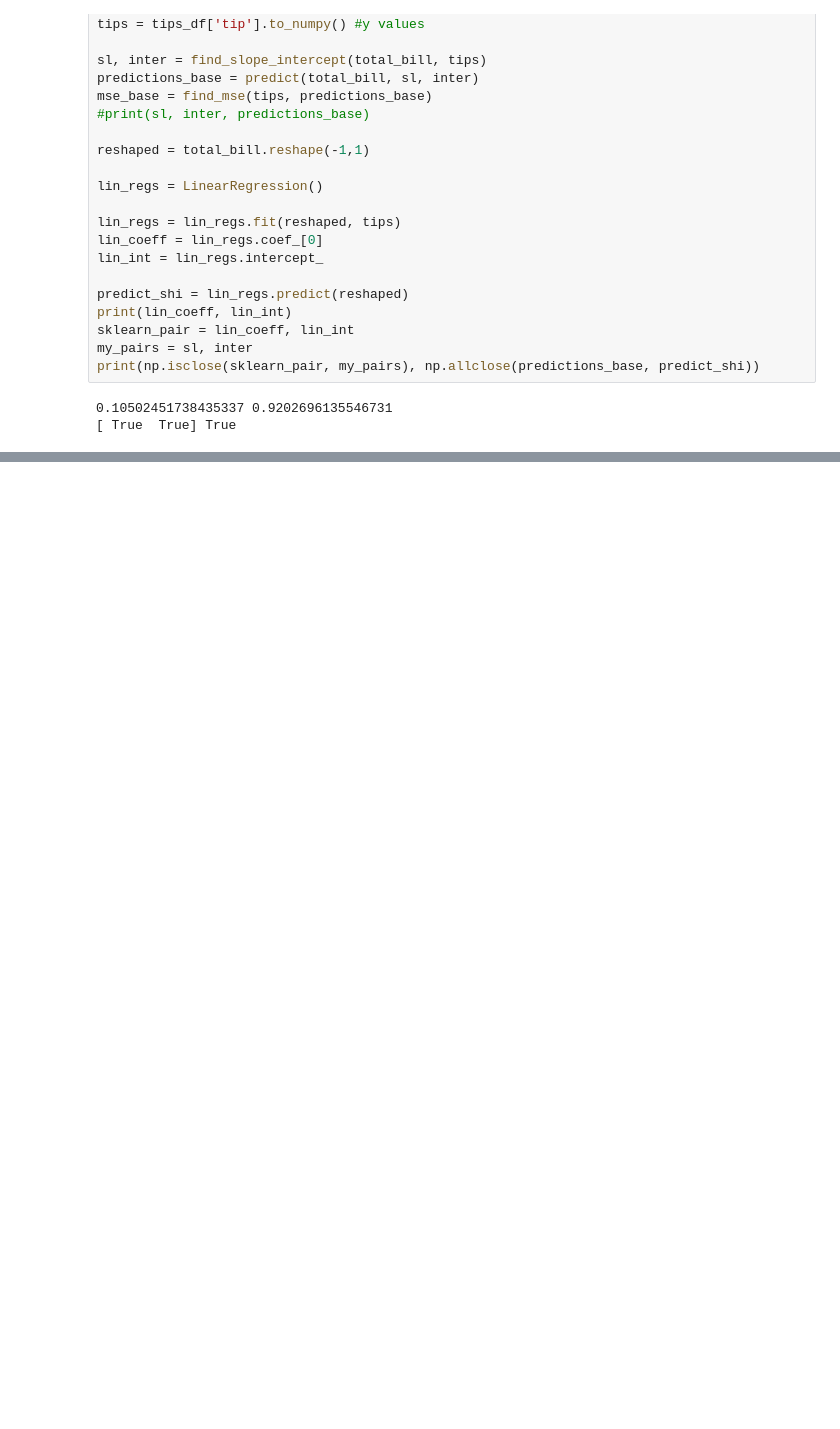
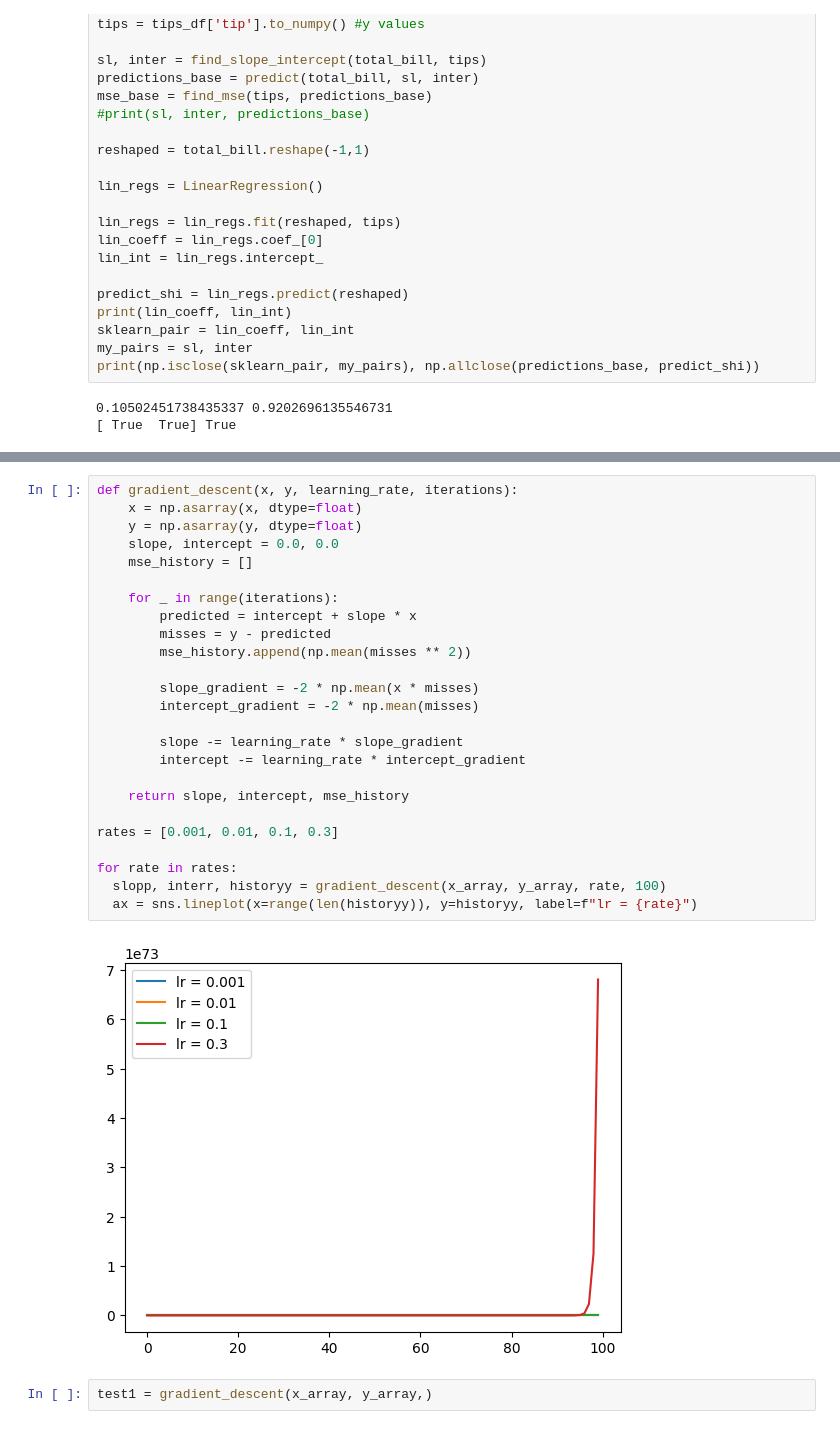
Before and after one commit to nothd7561/linear-regression-from-scratch, a Jupyter notebook: lin_reg_scratch.ipynb, the cells around one changed output, grey strips where cells are left out. Saved outputs shown, nothing was run; the diff lists cells and outputs as text; blank space fills up the shorter version.

```diff
--- a/lin_reg_scratch.ipynb
+++ b/lin_reg_scratch.ipynb
@@ -219,0 +255,29 @@ print(np.isclose(sklearn_pair, my_pairs), np.allclose(predictions_base, predict_
+# %%
+def gradient_descent(x, y, learning_rate, iterations):
+    x = np.asarray(x, dtype=float)
+    y = np.asarray(y, dtype=float)
+    slope, intercept = 0.0, 0.0
+    mse_history = []
+
+    for _ in range(iterations):
+        predicted = intercept + slope * x
+        misses = y - predicted
+        mse_history.append(np.mean(misses ** 2))
+
+        slope_gradient = -2 * np.mean(x * misses)
+        intercept_gradient = -2 * np.mean(misses)
+
+        slope -= learning_rate * slope_gradient
+        intercept -= learning_rate * intercept_gradient
+
+    return slope, intercept, mse_history
+
+rates = [0.001, 0.01, 0.1, 0.3]
+
+for rate in rates:
+  slopp, interr, historyy = gradient_descent(x_array, y_array, rate, 100)
+  ax = sns.lineplot(x=range(len(historyy)), y=historyy, label=f"lr = {rate}")
+# %% [output]
+[figure, added]
+# %%
+test1 = gradient_descent(x_array, y_array,)
```
Also changed, not shown: parts of 1 cell of this notebook.
